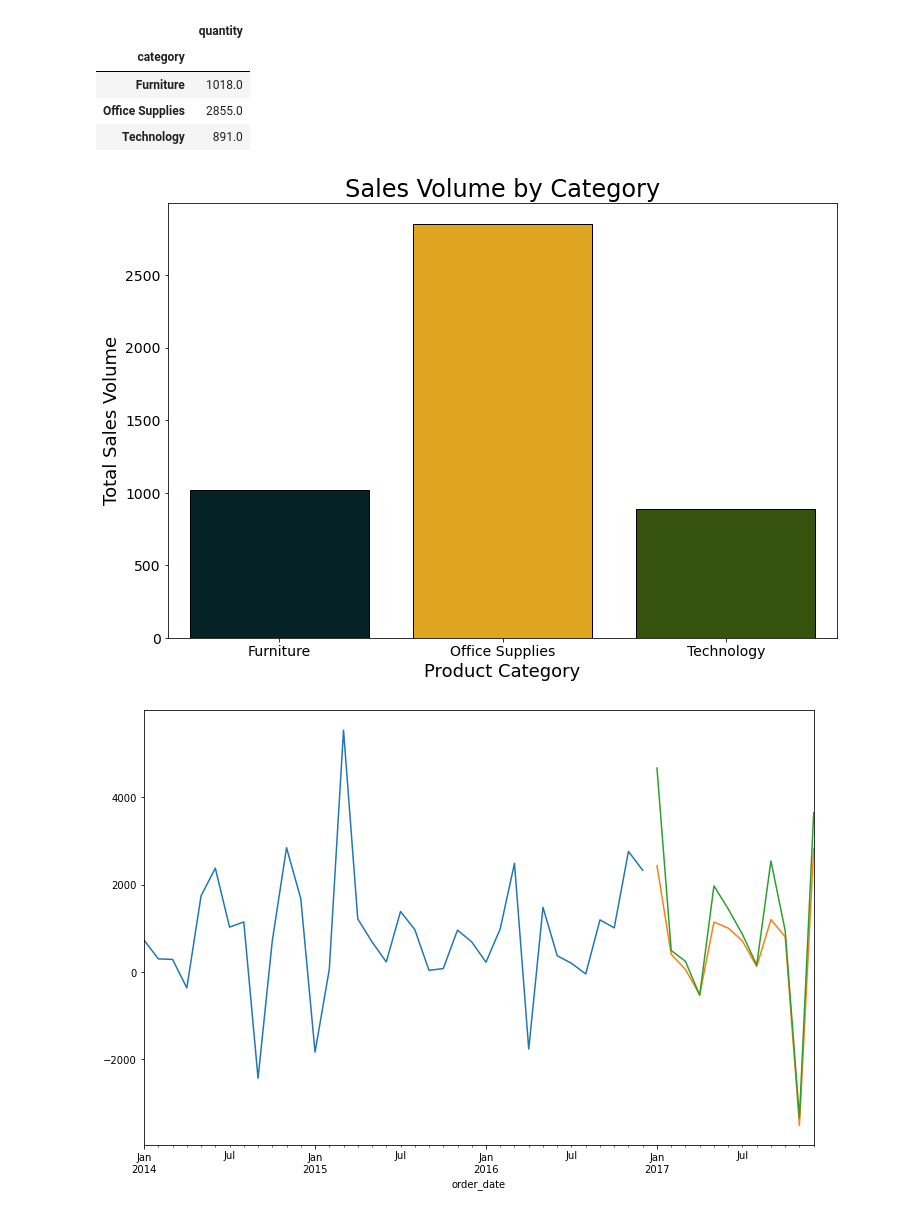
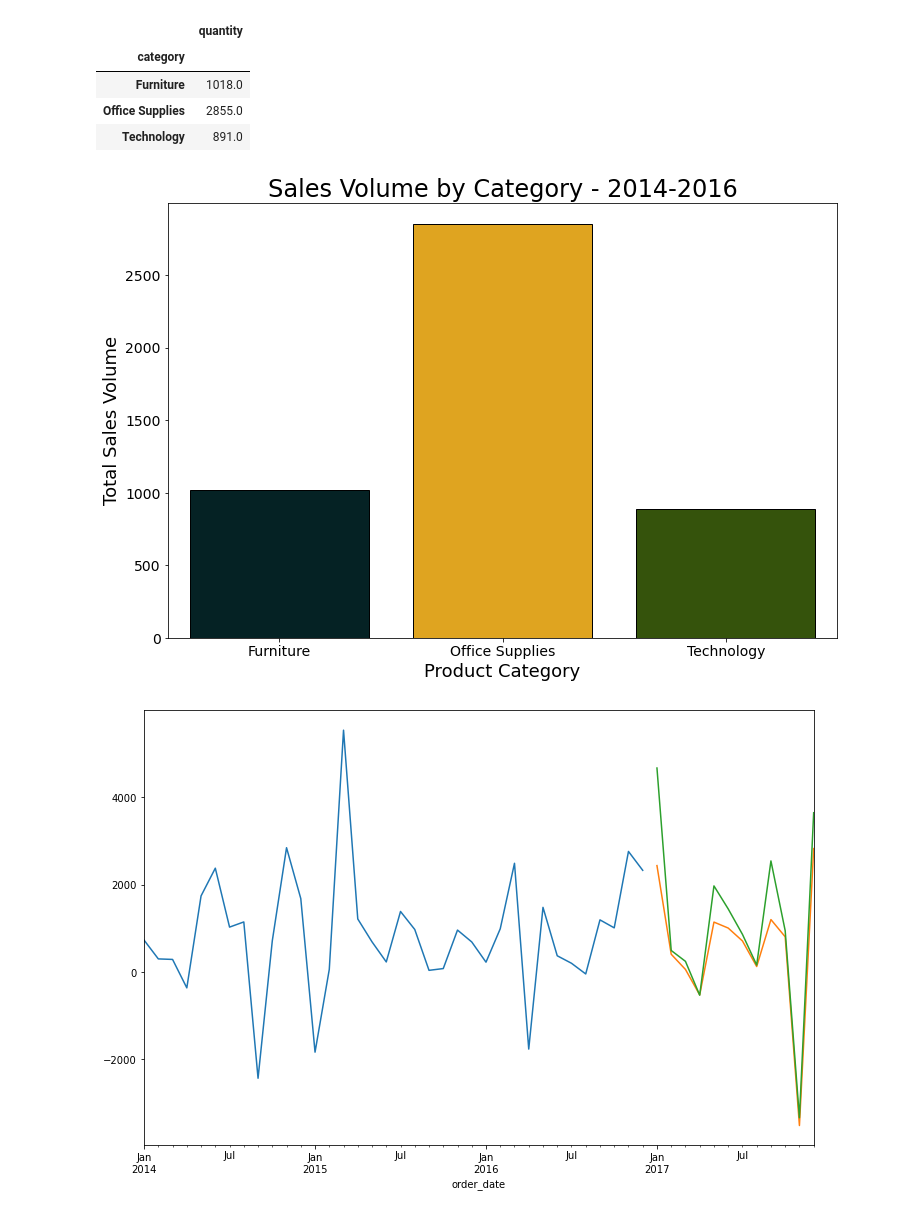
Before and after one commit to soap-dispersed/time-series-project, a Jupyter notebook: modeling_and_analysis_notebook.ipynb, the cells around one changed output. Cells and saved outputs as stored; diff of their text form; code cells hidden in the pictures.

```diff
--- a/modeling_and_analysis_notebook.ipynb
+++ b/modeling_and_analysis_notebook.ipynb
@@ -66,17 +71,17 @@ train.groupby('category').sum()[['quantity']]
 # %%
 plt.figure(figsize=(12,8))
 canva_palette = ['#002729', '#FFB000', '#375F00', '#707E00', '#B39B00']
 sns.barplot(data=train, x='category', y='quantity',
             estimator=sum, ci=None, ec='black', palette=canva_palette)
-plt.title('Sales Volume by Category', fontsize=24)
+plt.title('Sales Volume by Category - 2014-2016', fontsize=24)
 plt.ylabel('Total Sales Volume', fontsize=18)
 plt.xlabel('Product Category', fontsize=18)
 plt.xticks(fontsize=14)
 plt.yticks(fontsize=14)
-plt.savefig('sales_volume_by_category.jpeg')
+plt.savefig('sales_volume_by_category_2014_2016.jpeg')
 plt.show()
 # %% [output]
-[figure, old version]
+[figure, new version]
 # %%
 hypo_tech_sales_17 = test[test.category == 'Technology']
 hypo_tech_sales_17 = hypo_tech_sales_17[hypo_tech_sales_17.discount <= .35]
```
Also changed, not shown: parts of 14 cells of this notebook, 1 other file.
